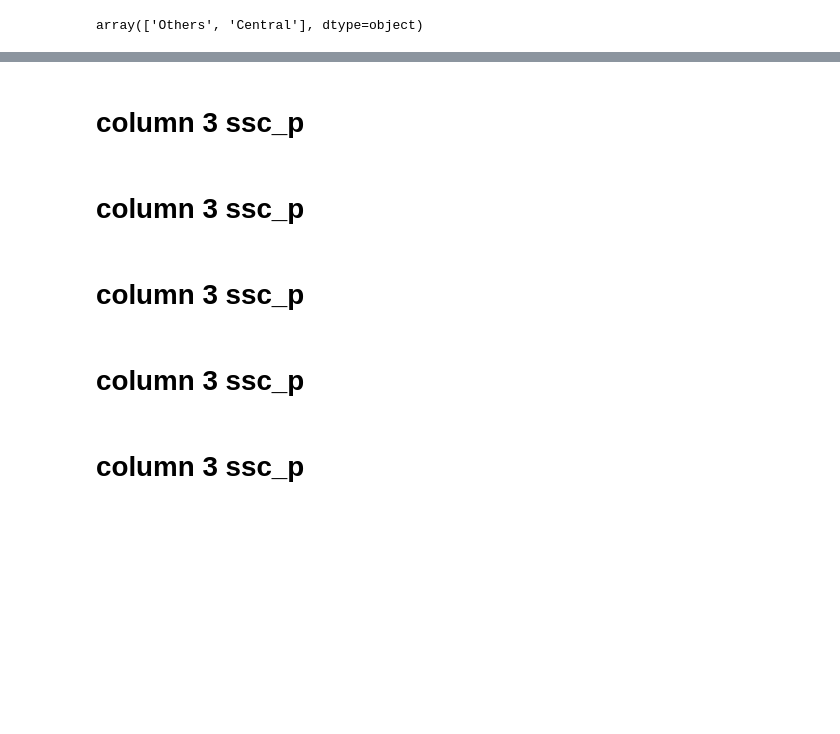
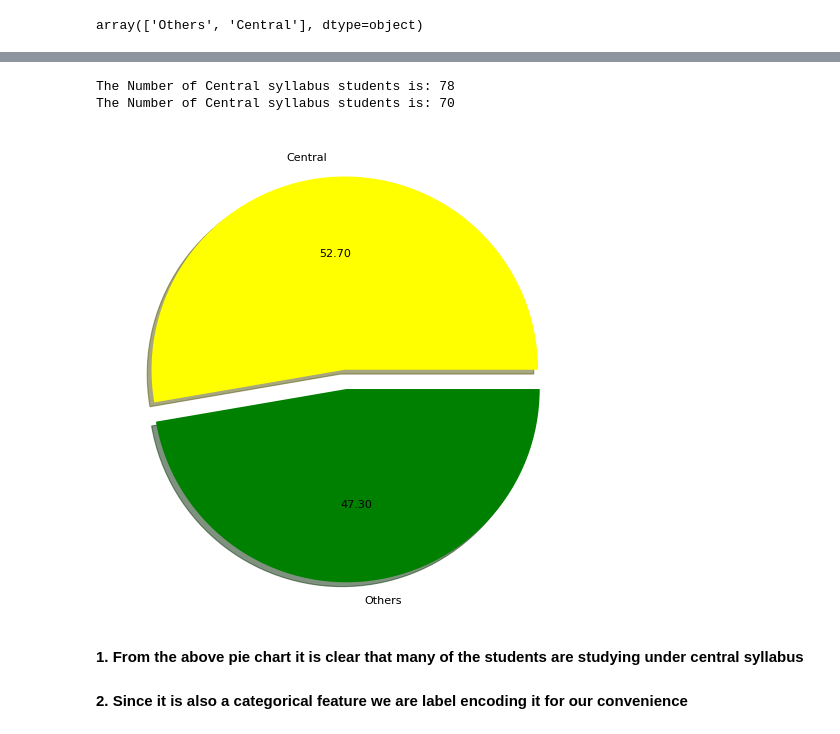
Before and after one commit to Manikandan-professional/Placements-Data-Analysis, a Jupyter notebook: Placements_Data_Analysis.ipynb, the cells around one changed output, grey strips where cells are left out. Drawn from its saved outputs; the diff is of its cells as text; code cells hidden in the pictures; blank space fills up the shorter version.

```diff
--- a/Placements_Data_Analysis.ipynb
+++ b/Placements_Data_Analysis.ipynb
@@ -157,10 +127,17 @@ The Average marks secured by students in SSC_P column is: 71.72
-# %% [markdown]
-# column 3 ssc_p
-# %% [markdown]
-# column 3 ssc_p
-# %% [markdown]
-# column 3 ssc_p
-# %% [markdown]
-# column 3 ssc_p
-# %% [markdown]
-# column 3 ssc_p
+# %%
+print('The Number of Central syllabus students is:',df[df['ssc_b']=='Central'].shape[0])
+print('The Number of Central syllabus students is:',df[df['ssc_b']=='Others'].shape[0])
+idx1=['Central','Others']
+values1=[df[df['ssc_b']=='Central'].shape[0],df[df['ssc_b']=='Others'].shape[0]]
+mylabels=['Central' ,'Others']
+myexplode=[0.05,0.05]
+co=['yellow','green']
+plt.figure(figsize=(16,8),dpi=80)
+plt.pie(values1,labels = mylabels, explode = myexplode, shadow = True,autopct='%.2f',colors=co)
+plt.show()
+# %% [output]
+The Number of Central syllabus students is: 78
+The Number of Central syllabus students is: 70
+[figure, added]
+# %% [markdown]
+**1. From the above pie chart it is clear that many of the students are studying under central syllabus**
@@ -166,0 +146,2 @@ The Average marks secured by students in SSC_P column is: 71.72
+# %% [markdown]
+**2. Since it is also a categorical feature we are label encoding it for our convenience**
```
Also changed, not shown: parts of 37 cells of this notebook.
